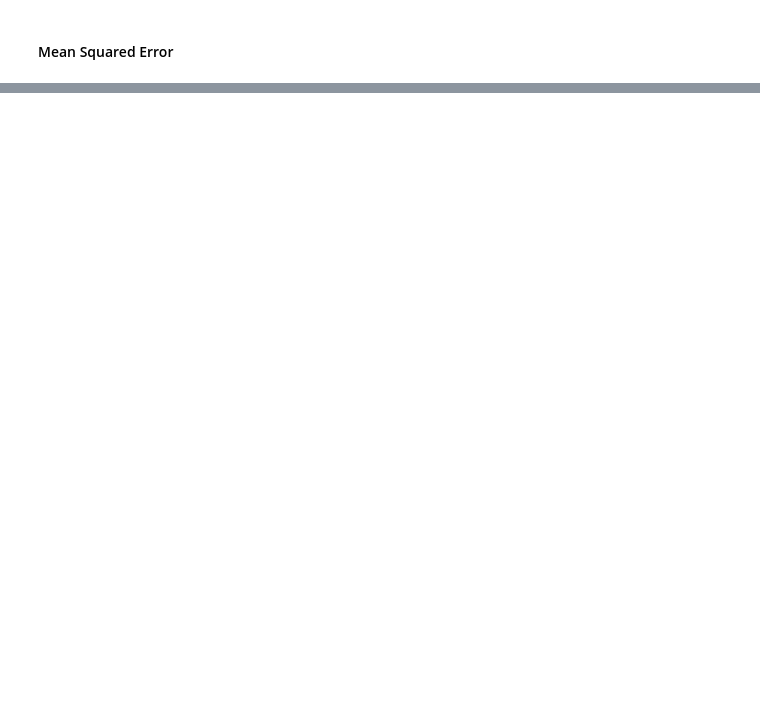
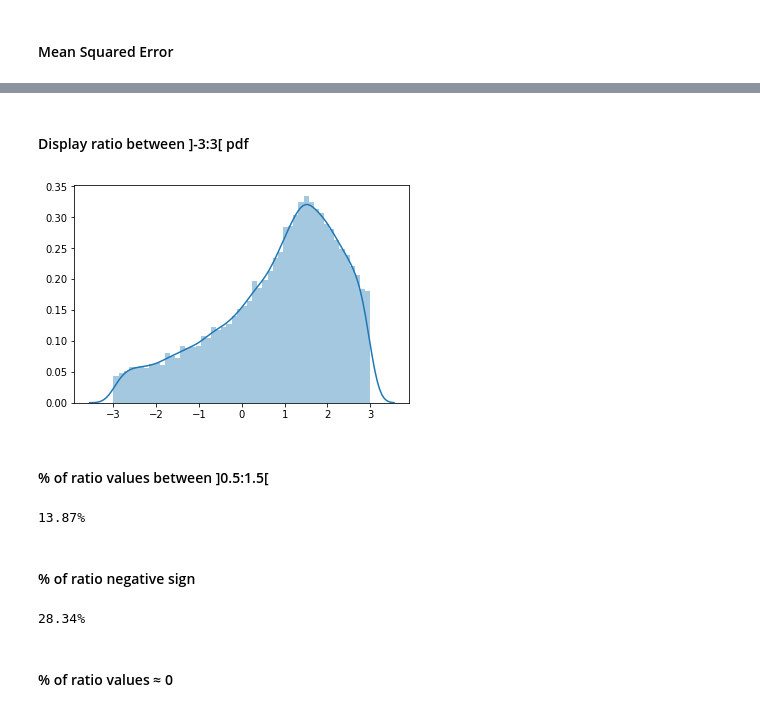
Before and after one commit to JCSDA-internal/FSOI, a Jupyter notebook: ml_scripts/eda.ipynb, the cells around one changed output, grey strips where cells are left out. Drawn from its saved outputs; the diff is of its cells as text; code cells hidden in the pictures; blank space fills up the shorter version.

```diff
--- a/ml_scripts/eda.ipynb
+++ b/ml_scripts/eda.ipynb
@@ -151,0 +181,21 @@ AMSUA GBM MSE:  0.00000006447
+# %% [markdown]
+#### Display ratio between ]-3:3[ pdf
+# %%
+filtered = ratio[(ratio > -3) & (ratio < 3)]
+ax = sns.distplot(filtered)
+# %% [output]
+[figure, added]
+# %% [markdown]
+#### % of ratio values between ]0.5:1.5[
+# %%
+print('{0:.2f}%' .format(len(ratio[(ratio > 0.5) & (ratio < 1.5)])/len(ratio)*100))
+# %% [output]
+13.87%
+# %% [markdown]
+#### % of ratio negative sign
+# %%
+print('{0:.2f}%' .format(len(ratio[ratio < 0])/len(ratio)*100))
+# %% [output]
+28.34%
+# %% [markdown]
+#### % of ratio values ≈ 0
```
Also changed, not shown: parts of 16 cells of this notebook.
